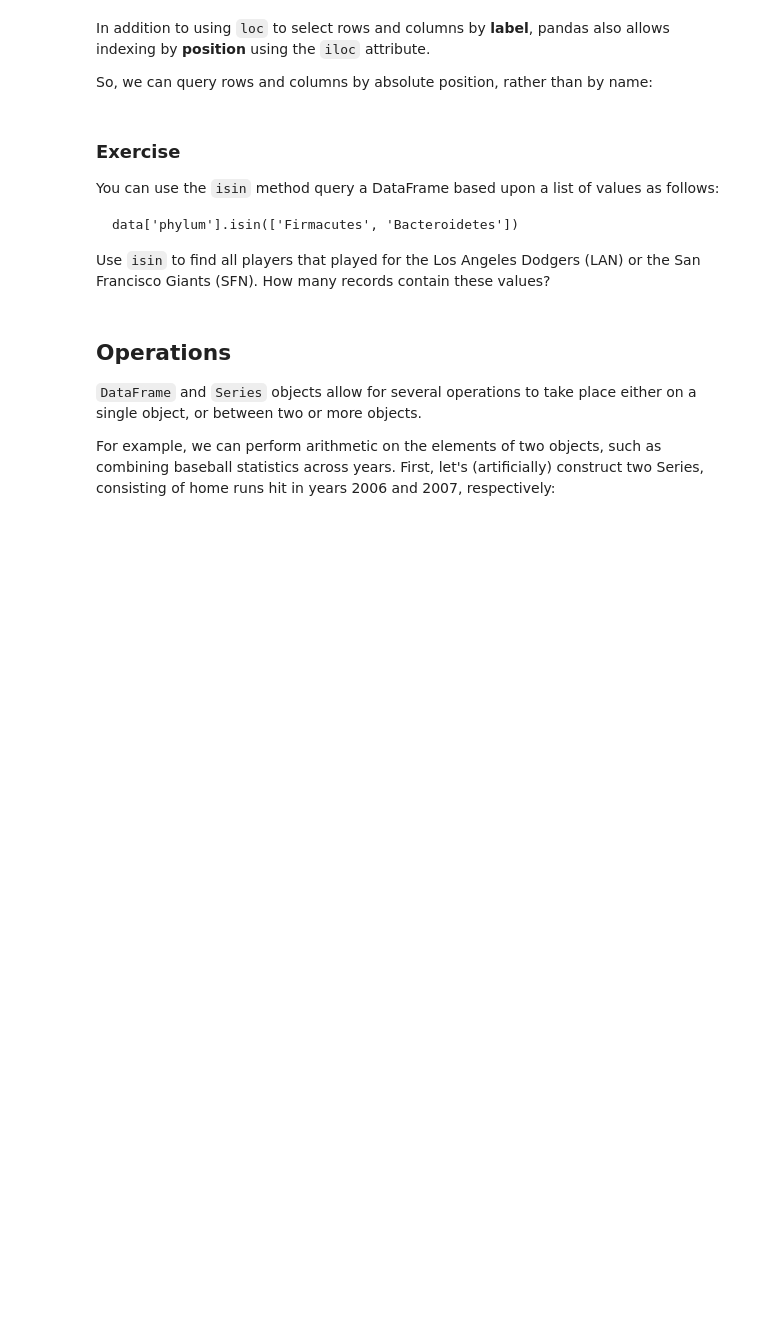
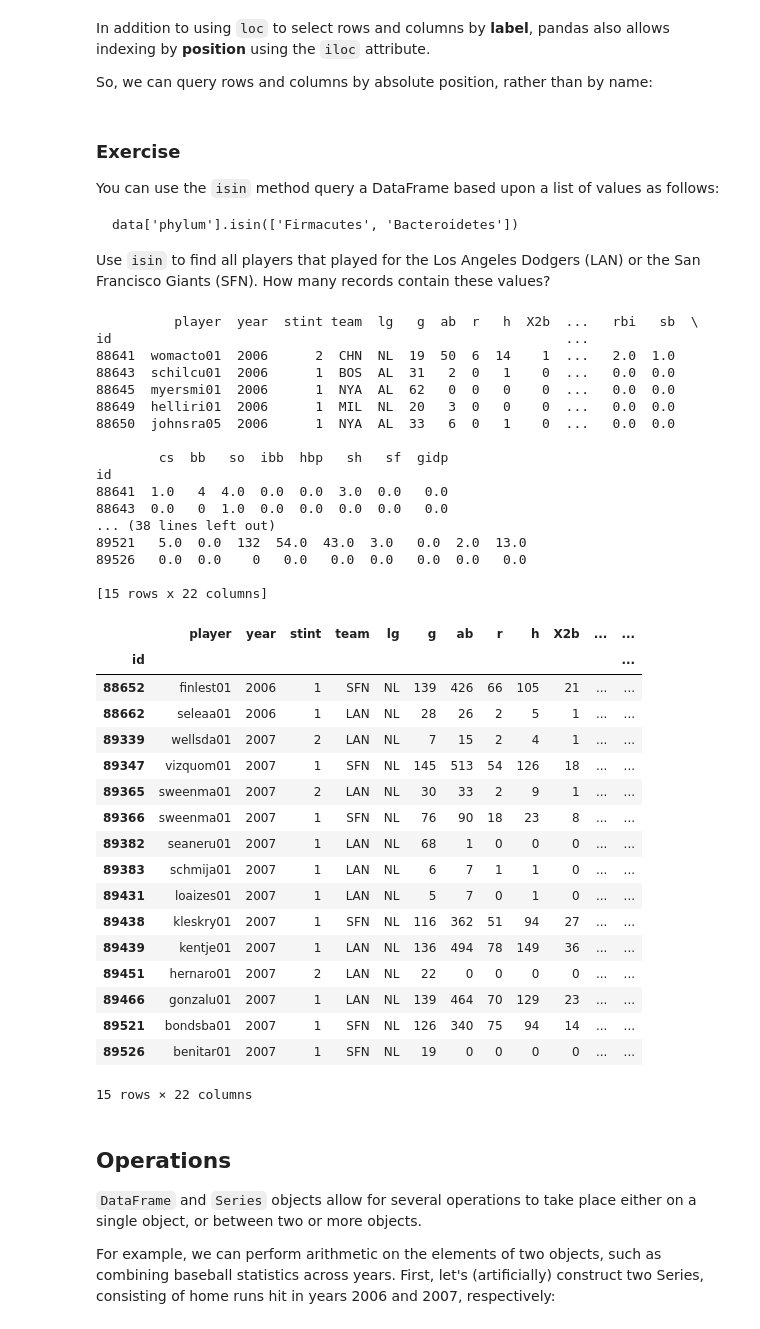
Before and after one commit to jmuth/ADA_homeworks, a Jupyter notebook: 01 - Pandas and Data Wrangling/Intro to Pandas.ipynb, the cells around one changed output. Saved outputs shown, nothing was run; the diff lists cells and outputs as text; code cells hidden in the pictures; blank space fills up the shorter version.

```diff
--- a/01 - Pandas and Data Wrangling/Intro to Pandas.ipynb
+++ b/01 - Pandas and Data Wrangling/Intro to Pandas.ipynb
@@ -802,6 +1174,44 @@ You can use the `isin` method query a DataFrame based upon a list of values as f
 Use `isin` to find all players that played for the Los Angeles Dodgers (LAN) or the San Francisco Giants (SFN). How many records contain these values?
 # %%
 # Write your answer here
+LAN_and_SFD = baseball[baseball['team'].isin(['LAN', 'SFN'])]
+LAN_and_SFD.shape
+# %% [output]
+          player  year  stint team  lg   g  ab  r   h  X2b  ...   rbi   sb  \
+id                                                          ...
+88641  womacto01  2006      2  CHN  NL  19  50  6  14    1  ...   2.0  1.0
+88643  schilcu01  2006      1  BOS  AL  31   2  0   1    0  ...   0.0  0.0
+88645  myersmi01  2006      1  NYA  AL  62   0  0   0    0  ...   0.0  0.0
+88649  helliri01  2006      1  MIL  NL  20   3  0   0    0  ...   0.0  0.0
+88650  johnsra05  2006      1  NYA  AL  33   6  0   1    0  ...   0.0  0.0
+
+        cs  bb   so  ibb  hbp   sh   sf  gidp
+id
+88641  1.0   4  4.0  0.0  0.0  3.0  0.0   0.0
+88643  0.0   0  1.0  0.0  0.0  0.0  0.0   0.0
+... (38 lines left out)
+89521   5.0  0.0  132  54.0  43.0  3.0   0.0  2.0  13.0
+89526   0.0  0.0    0   0.0   0.0  0.0   0.0  0.0   0.0
+
+[15 rows x 22 columns]
+|  | player | year | stint | team | lg | g | ab | r | h | X2b | ... | ... |
+| id |  |  |  |  |  |  |  |  |  |  |  | ... |
+| 88652 | finlest01 | 2006 | 1 | SFN | NL | 139 | 426 | 66 | 105 | 21 | ... | ... |
+| 88662 | seleaa01 | 2006 | 1 | LAN | NL | 28 | 26 | 2 | 5 | 1 | ... | ... |
+| 89339 | wellsda01 | 2007 | 2 | LAN | NL | 7 | 15 | 2 | 4 | 1 | ... | ... |
+| 89347 | vizquom01 | 2007 | 1 | SFN | NL | 145 | 513 | 54 | 126 | 18 | ... | ... |
+| 89365 | sweenma01 | 2007 | 2 | LAN | NL | 30 | 33 | 2 | 9 | 1 | ... | ... |
+| 89366 | sweenma01 | 2007 | 1 | SFN | NL | 76 | 90 | 18 | 23 | 8 | ... | ... |
+| 89382 | seaneru01 | 2007 | 1 | LAN | NL | 68 | 1 | 0 | 0 | 0 | ... | ... |
+| 89383 | schmija01 | 2007 | 1 | LAN | NL | 6 | 7 | 1 | 1 | 0 | ... | ... |
+| 89431 | loaizes01 | 2007 | 1 | LAN | NL | 5 | 7 | 0 | 1 | 0 | ... | ... |
+| 89438 | kleskry01 | 2007 | 1 | SFN | NL | 116 | 362 | 51 | 94 | 27 | ... | ... |
+| 89439 | kentje01 | 2007 | 1 | LAN | NL | 136 | 494 | 78 | 149 | 36 | ... | ... |
+| 89451 | hernaro01 | 2007 | 2 | LAN | NL | 22 | 0 | 0 | 0 | 0 | ... | ... |
+| 89466 | gonzalu01 | 2007 | 1 | LAN | NL | 139 | 464 | 70 | 129 | 23 | ... | ... |
+| 89521 | bondsba01 | 2007 | 1 | SFN | NL | 126 | 340 | 75 | 94 | 14 | ... | ... |
+| 89526 | benitar01 | 2007 | 1 | SFN | NL | 19 | 0 | 0 | 0 | 0 | ... | ... |
+15 rows × 22 columns
 # %% [markdown]
 ## Operations
 
```
Also changed, not shown: parts of 38 cells of this notebook.
